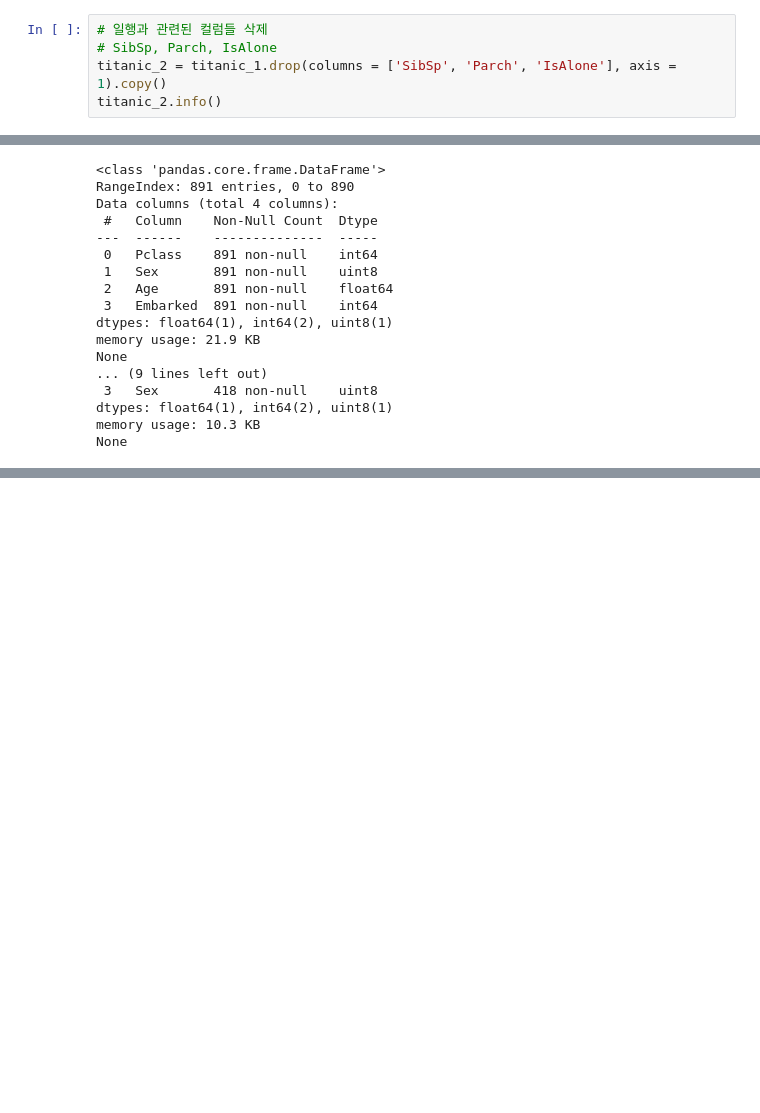
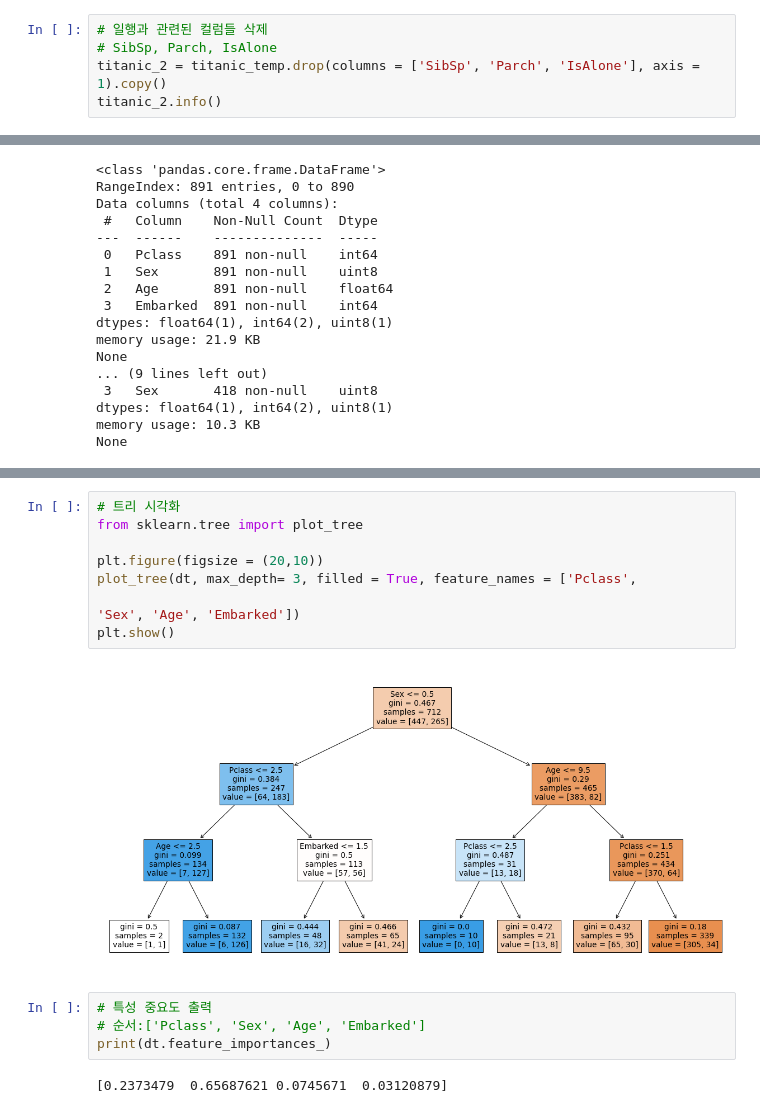
Before and after one commit to KSY97/Kaggle_Titanic, a Jupyter notebook: Titanic_Dataset.ipynb, the cells around one changed output, grey strips where cells are left out. Drawn from its saved outputs; the diff is of its cells as text; blank space fills up the shorter version.

```diff
--- a/Titanic_Dataset.ipynb
+++ b/Titanic_Dataset.ipynb
@@ -539,7 +553,7 @@ memory usage: 90.6+ KB
 # %%
 # 일행과 관련된 컬럼들 삭제
 # SibSp, Parch, IsAlone
-titanic_2 = titanic_1.drop(columns = ['SibSp', 'Parch', 'IsAlone'], axis = 1).copy()
+titanic_2 = titanic_temp.drop(columns = ['SibSp', 'Parch', 'IsAlone'], axis = 1).copy()
 titanic_2.info()
 # %% [output]
 <class 'pandas.core.frame.DataFrame'>
@@ -931,0 +963,16 @@ Mean accuracy of Bagging :78.67 %
+# %%
+# 트리 시각화
+from sklearn.tree import plot_tree
+
+plt.figure(figsize = (20,10))
+plot_tree(dt, max_depth= 3, filled = True, feature_names = ['Pclass',
+																														'Sex', 'Age', 'Embarked'])
+plt.show()
+# %% [output]
+[figure, added]
+# %%
+# 특성 중요도 출력
+# 순서:['Pclass', 'Sex', 'Age', 'Embarked']
+print(dt.feature_importances_)
+# %% [output]
+[0.2373479  0.65687621 0.0745671  0.03120879]
```
Also changed, not shown: parts of 110 cells of this notebook.
